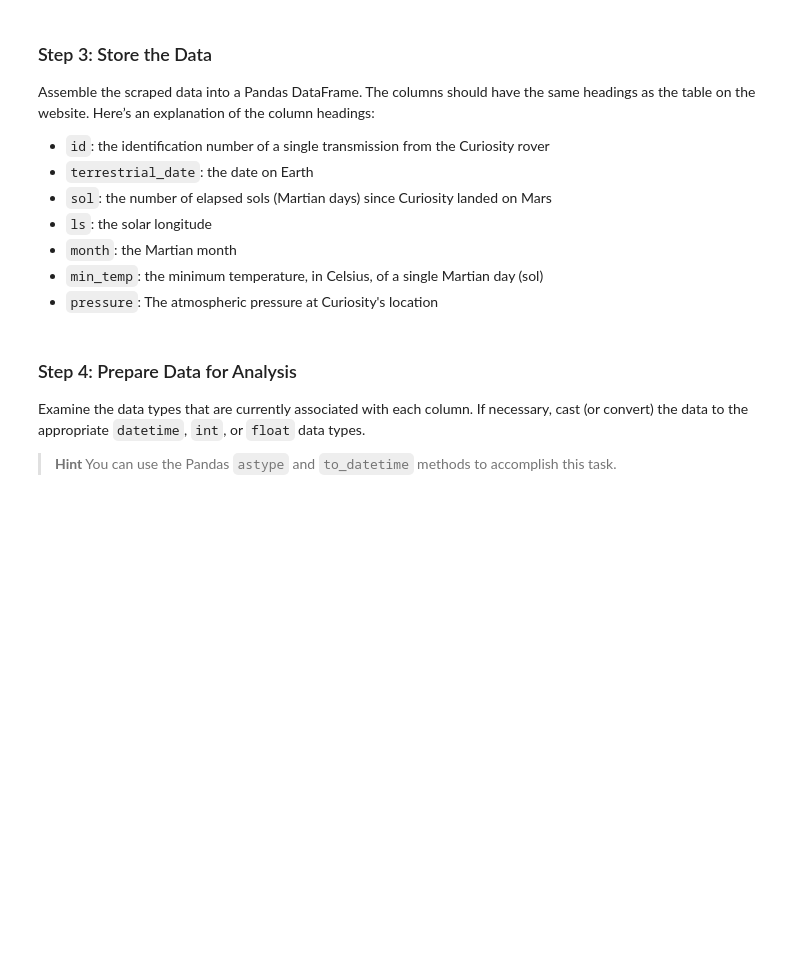
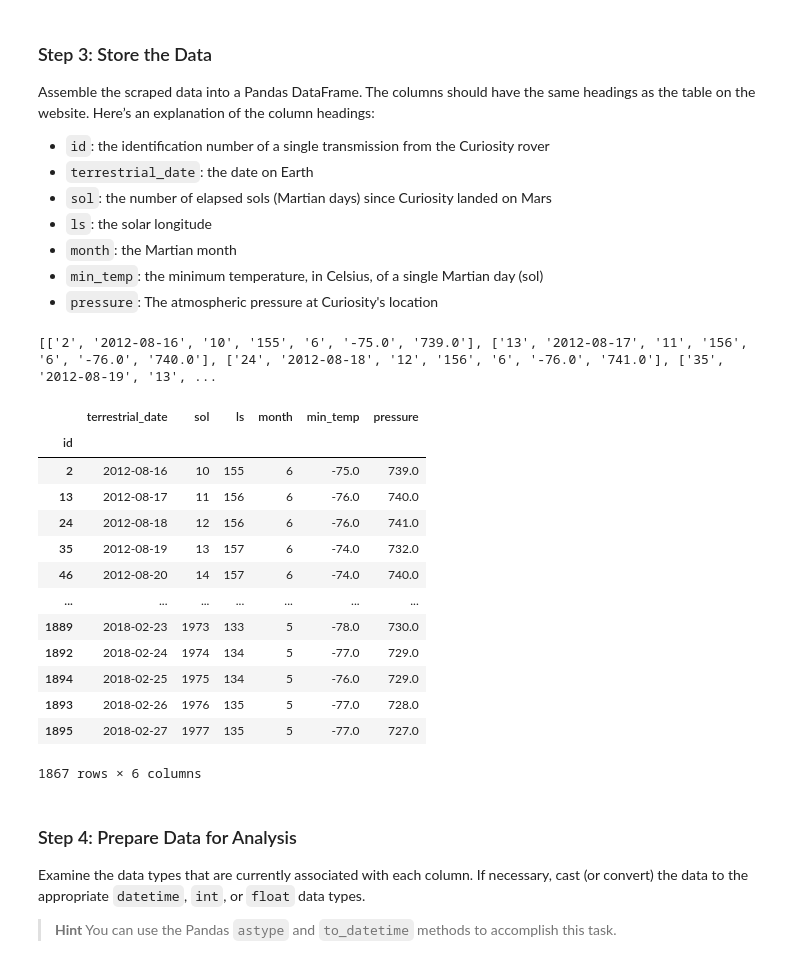
Before and after one commit to Clauym/data-collection, a Jupyter notebook: part_2_mars_weather.ipynb, the cells around one changed output. Drawn from its saved outputs; the diff is of its cells as text; code cells hidden in the pictures; blank space fills up the shorter version.

```diff
--- a/part_2_mars_weather.ipynb
+++ b/part_2_mars_weather.ipynb
@@ -35,5 +35,5 @@ Note that this can also be achieved by using the Pandas `read_html` function. Ho
 mars_soup=soup(html,'html.parser')
 # %%
 # Extract all rows of data
-table=mars_soup.select('table.table')
+table=mars_soup.find('table', class_= 'table')
 print(table)
@@ -56,2 +70,23 @@ weather=[]
+# %%
+# Create an empty list
+weather=[]
+# Loop through the scraped data to create a list of rows
+rows=table.find_all('tr', class_="data-row") #.find_all('tr') #then list ... if rows=table.find('tr', class_="data-row")then object  find_all('tr', class_="data-row")
+
+#Store the data
+for row in rows:
+   data_list=[]
+   data=row.find_all('td')
+   for dat in data:
+      element_txt=dat.text.strip()
+      data_list.append(element_txt)
+   weather.append(data_list)
+
+print(weather)
+
+#Create dictionaries for each row
+columns=["id", "terrestrial_date", 'sol', "ls", "month", "min_temp", "pressure"]
+# %% [output]
+[['2', '2012-08-16', '10', '155', '6', '-75.0', '739.0'], ['13', '2012-08-17', '11', '156', '6', '-76.0', '740.0'], ['24', '2012-08-18', '12', '156', '6', '-76.0', '741.0'], ['35', '2012-08-19', '13', ...
 # %%
 # Create a Pandas DataFrame by using the list of rows and a list of the column names
@@ -58,5 +94,21 @@ weather=[]
 # %%
 # Confirm DataFrame was created successfully
+mars_df
+# %% [output]
+|  | terrestrial_date | sol | ls | month | min_temp | pressure |
+| id |  |  |  |  |  |  |
+| 2 | 2012-08-16 | 10 | 155 | 6 | -75.0 | 739.0 |
+| 13 | 2012-08-17 | 11 | 156 | 6 | -76.0 | 740.0 |
+| 24 | 2012-08-18 | 12 | 156 | 6 | -76.0 | 741.0 |
+| 35 | 2012-08-19 | 13 | 157 | 6 | -74.0 | 732.0 |
+| 46 | 2012-08-20 | 14 | 157 | 6 | -74.0 | 740.0 |
+| ... | ... | ... | ... | ... | ... | ... |
+| 1889 | 2018-02-23 | 1973 | 133 | 5 | -78.0 | 730.0 |
+| 1892 | 2018-02-24 | 1974 | 134 | 5 | -77.0 | 729.0 |
+| 1894 | 2018-02-25 | 1975 | 134 | 5 | -76.0 | 729.0 |
+| 1893 | 2018-02-26 | 1976 | 135 | 5 | -77.0 | 728.0 |
+| 1895 | 2018-02-27 | 1977 | 135 | 5 | -77.0 | 727.0 |
+1867 rows × 6 columns
 # %% [markdown]
 ### Step 4: Prepare Data for Analysis
 
```
Also changed, not shown: parts of 19 cells of this notebook, 3 other files.
